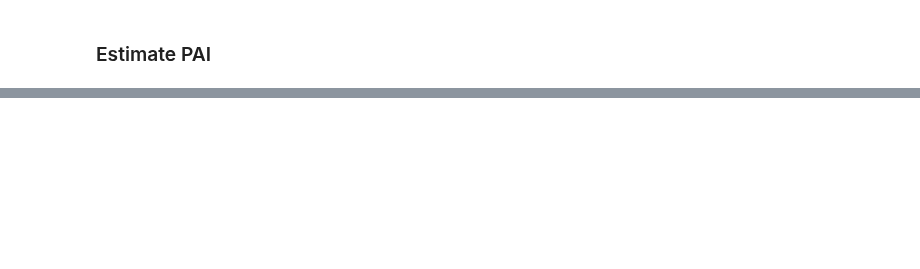
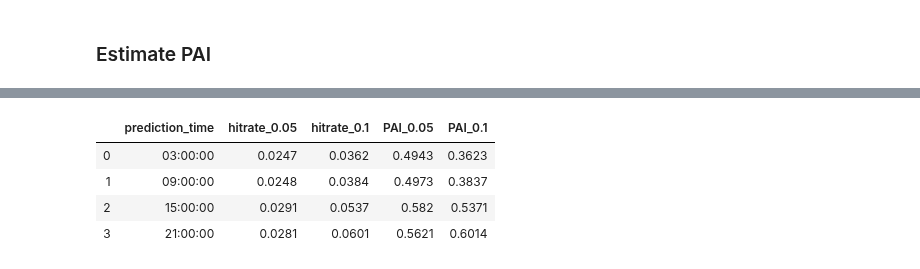
Before and after one commit to jrudascas/security_project, a Jupyter notebook: aggressive_behavior_model/SEPP/experiment_07_sepp_city_prediction_one_week.ipynb, the cells around one changed output, grey strips where cells are left out. Cells and saved outputs as stored; diff of their text form; code cells hidden in the pictures; blank space fills up the shorter version.

```diff
--- a/aggressive_behavior_model/SEPP/experiment_07_sepp_city_prediction_one_week.ipynb
+++ b/aggressive_behavior_model/SEPP/experiment_07_sepp_city_prediction_one_week.ipynb
@@ -211,0 +221,26 @@ average PAI 10%:  0.47119505453105576
+# %%
+hours = ['03:00:00','09:00:00','15:00:00','21:00:00']
+# %%
+flagF=True
+
+for hour in hours:
+    df_group = df_prueba[df_prueba['prediction_time'].str.contains(hour)]
+    hitrate_005 = df_group['hitrate_0.05'].mean().round(4)
+    hitrate_01 = df_group['hitrate_0.1'].mean().round(4)
+    PAI_005 = df_group['PAI_0.05'].mean().round(4)
+    PAI_01 = df_group['PAI_0.1'].mean().round(4)
+    if flagF==True:
+        flagF = False
+        summarize_values = np.array([hour,hitrate_005,hitrate_01,PAI_005,PAI_01]);
+    else:
+        summarize_values = np.vstack((summarize_values, [hour,hitrate_005,hitrate_01,PAI_005,PAI_01]))
+# %%
+df_summarize = pd.DataFrame(summarize_values, columns=['prediction_time','hitrate_0.05','hitrate_0.1','PAI_0.05','PAI_0.1'])
+# %%
+df_summarize
+# %% [output]
+|  | prediction_time | hitrate_0.05 | hitrate_0.1 | PAI_0.05 | PAI_0.1 |
+| 0 | 03:00:00 | 0.0247 | 0.0362 | 0.4943 | 0.3623 |
+| 1 | 09:00:00 | 0.0248 | 0.0384 | 0.4973 | 0.3837 |
+| 2 | 15:00:00 | 0.0291 | 0.0537 | 0.582 | 0.5371 |
+| 3 | 21:00:00 | 0.0281 | 0.0601 | 0.5621 | 0.6014 |
```
Also changed, not shown: parts of 16 cells of this notebook.
